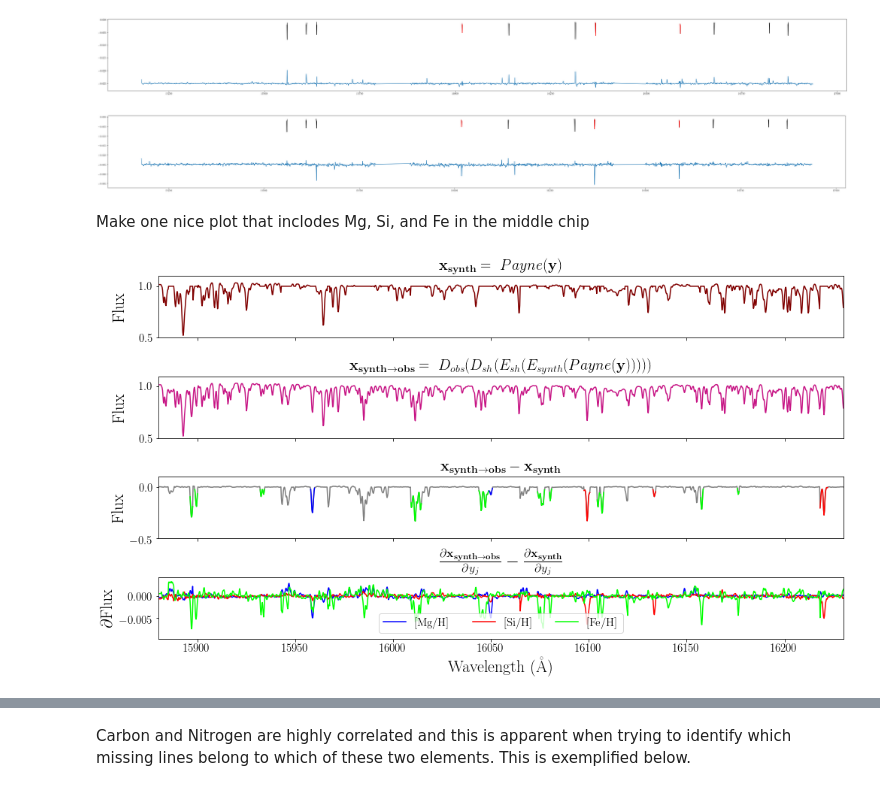
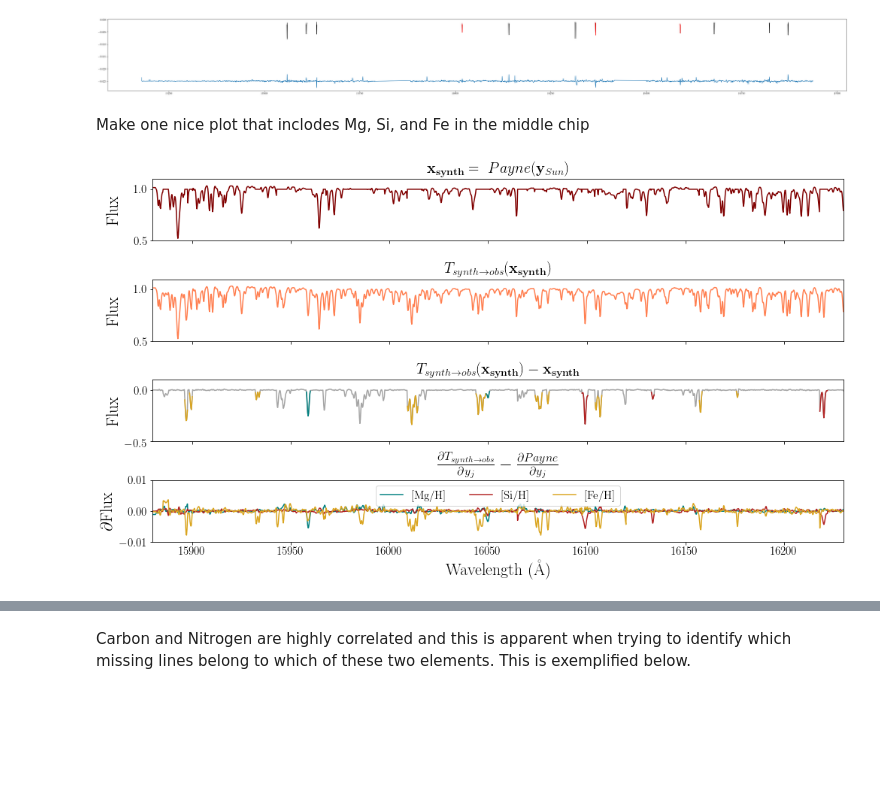
Before and after one commit to teaghan/Cycle_SN, a Jupyter notebook: new_lines_project/Track_Lines_Mock.ipynb, the cells around one changed output, grey strips where cells are left out. Saved outputs shown, nothing was run; the diff lists cells and outputs as text; code cells hidden in the pictures; blank space fills up the shorter version.

Commit message:
updated models

```diff
--- a/new_lines_project/Track_Lines_Mock.ipynb
+++ b/new_lines_project/Track_Lines_Mock.ipynb
@@ -27,7 +27,7 @@ from network import CycleSN
 from training_fns import batch_to_cuda, create_synth_batch, CSNDataset
 from analysis_fns import apstarwavegrid
 
-model_name = 'new_lines_24'
+model_name = 'new_lines_62'
 
 use_cuda = torch.cuda.is_available()
 if use_cuda:
@@ -544,36 +544,6 @@ plt.plot(wave_grid[47:], jac_diff[:,ele_index]-0.025)
 plt.show()
 # %% [output]
 [figure]
-# %%
-# Choose an element:
-# [C/H], [N/H], [O/H], [Na/H], [Mg/H],
-# [Al/H], [Si/H], [P/H], [S/H], [K/H],
-# [Ca/H], [Ti/H], [V/H], [Cr/H], [Mn/H],
-# [Fe/H], [Co/H], [Ni/H], [Cu/H], [Ge/H],
-
-ele_index = 17 # [Ni/H]
-
-%matplotlib inline
-fig = plt.figure(figsize=(50,5))
-
-# Plot the strong features
-for i in range(len(start_count[ele_index])):
-    plt.plot(wave_grid[start_count[ele_index][i]:end_count[ele_index][i]],
-             gradient_spec[ele_index][start_count[ele_index][i]:end_count[ele_index][i]],
-             color="black")
-
-# Plot pixels that got masked out
-for i in range(len(start_count_mask[ele_index])):
-    plt.plot(wave_grid[start_count_mask[ele_index][i]:end_count_mask[ele_index][i]],
-             gradient_spec[ele_index][start_count_mask[ele_index][i]:end_count_mask[ele_index][i]],
-             color='r')
-
-# Plot the difference derivative between the observed output and the synthetic output (ie. J_diff)
-plt.plot(wave_grid[47:], jac_diff[:,ele_index+3].data.numpy()/50-0.025)
-
-plt.show()
-# %% [output]
-[figure, removed]
 # %% [markdown]
 Make one nice plot that inclodes Mg, Si, and Fe in the middle chip
 # %%
@@ -603,44 +573,45 @@ fig, axes = plt.subplots(4,1,figsize=(14,8), sharex=True)
 # Synthetic spectrum
 axes[0].plot(wave, x_synth[0], c='maroon')
 # Observed spectrum
-axes[1].plot(wave, x_obs[0].data.numpy(), c='mediumvioletred')
+axes[1].plot(wave, x_obs[0].data.numpy(), c='coral')
 # Residual
-axes[2].plot(wave_grid, x_resid[0], c='grey')
+axes[2].plot(wave_grid, x_resid[0], c='grey', alpha=0.7)
 
 # Masks and jac_diff
-colormap = plt.cm.brg
-ele_colors = [colormap(i) for i in np.linspace(0, 1, len(ele_indices))]
+#colormap = plt.cm.brg
+#ele_colors = [colormap(i) for i in np.linspace(0, 1, len(ele_indices))]
+ele_colors = ['teal', 'firebrick','goldenrod']
 for ele_index, ele_color in zip(ele_indices, ele_colors):
     # Color the pixels that were masked out in the synthetic domain
     for i in range(len(start_count_mask[ele_index])):
         axes[2].plot(wave_grid[start_count_mask[ele_index][i]:end_count_mask[ele_index][i]],
                  x_resid[0,start_count_mask[ele_index][i]:end_count_mask[ele_index][i]],
                  color=ele_color)
 
     # Plot the difference jacobian
     jac_, = axes[3].plot(wave, jac_diff[:,ele_index],
                          c=ele_color, label=elem_labels[ele_index])
-axes[3].legend(loc='lower center', ncol=len(ele_indices), fontsize=15)
+axes[3].legend(loc='upper center', ncol=len(ele_indices), fontsize=15)
 
 axes[0].set_xlim((min_wave,max_wave))
 axes[0].set_ylim((0.5,1.1))
 axes[1].set_ylim((0.5,1.1))
 axes[2].set_ylim((-0.5,0.1))
-#axes[3].set_ylim((-0.8,0.2))
+axes[3].set_ylim((-0.01,0.01))
 for ax in axes:
     ax.tick_params(labelsize=15)
 axes[0].set_ylabel(r'Flux',fontsize=22,labelpad=15)
 axes[1].set_ylabel(r'Flux',fontsize=22,labelpad=15)
 axes[2].set_ylabel(r'Flux',fontsize=22)
 axes[3].set_ylabel(r'$\partial$Flux',fontsize=22)
 
-axes[0].set_title(r'$\mathbf{x_{synth}}=\ Payne(\mathbf{y}$)', fontsize=20)
-axes[1].set_title(r'$\mathbf{x_{synth\rightarrow obs}}=\ D_{obs}(D_{sh}(E_{sh}(E_{synth}(Payne(\mathbf{y})))))$', fontsize=20)
-axes[2].set_title(r'$\mathbf{x_{synth \rightarrow obs}}-\mathbf{x_{synth}}$', fontsize=20)
-axes[3].set_title(r'$\frac{\partial{\mathbf{x_{synth \rightarrow obs}}}}{\partial{y_j}}-\frac{\partial{\mathbf{x_{synth}}}}{\partial{y_j}}$', fontsize=23)
+axes[0].set_title(r'$\mathbf{x_{synth}}=\ Payne(\mathbf{y}_{Sun}$)', fontsize=20)
+axes[1].set_title(r'$T_{synth\rightarrow obs}(\mathbf{x_{synth}})$', fontsize=20)
+axes[2].set_title(r'$T_{synth\rightarrow obs}(\mathbf{x_{synth}})-\mathbf{x_{synth}}$', fontsize=20)
+axes[3].set_title(r'$\frac{\partial{T_{synth\rightarrow obs}}}{\partial{y_j}}-\frac{\partial{Payne}}{\partial{y_j}}$', fontsize=23)
 plt.xlabel(r'Wavelength (\AA)',fontsize=22)
 plt.tight_layout()
-#plt.savefig('../figures/jac_diff.pdf', transparent=True, pad_inches=0.)
+plt.savefig('../figures/jac_diff.pdf', transparent=True, pad_inches=0.)
 plt.show()
 # %% [output]
-[figure, old version]
+[figure, new version]
```
Also changed, not shown: parts of 7 cells of this notebook, 12 other files.
